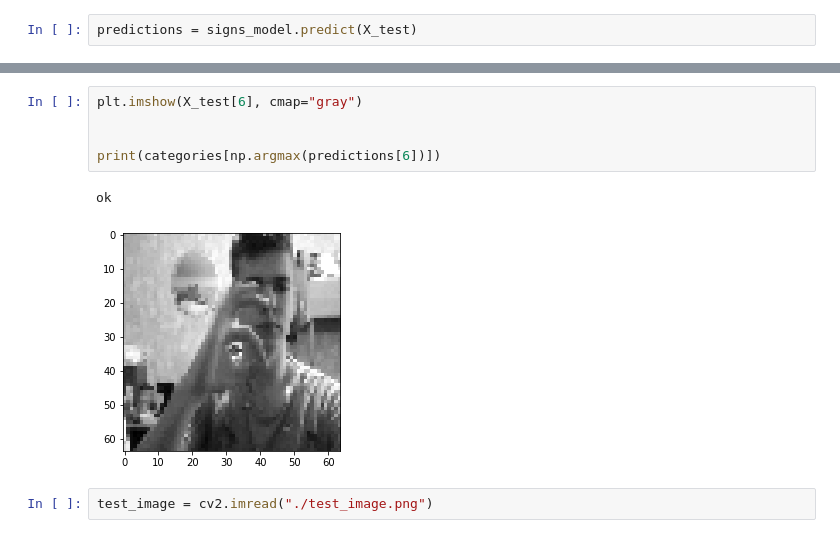
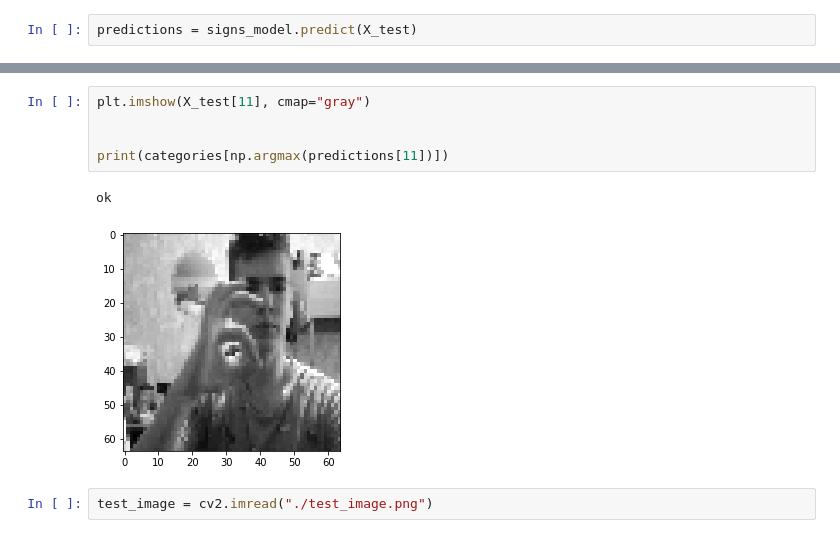
Before and after one commit to pavloshargan/signs_classifier_workshop, a Jupyter notebook: source.ipynb, the cells around one changed output, grey strips where cells are left out. Drawn from its saved outputs; the diff is of its cells as text.

```diff
--- a/source.ipynb
+++ b/source.ipynb
@@ -170,11 +172,11 @@ dislike
 # %%
-plt.imshow(X_test[6], cmap="gray")
+plt.imshow(X_test[11], cmap="gray")
 
 
-print(categories[np.argmax(predictions[6])])
+print(categories[np.argmax(predictions[11])])
 # %% [output]
 ok
-[figure, old version]
+[figure, new version]
 # %%
 test_image = cv2.imread("./test_image.png")
 # %%
```
Also changed, not shown: parts of 8 cells of this notebook.
